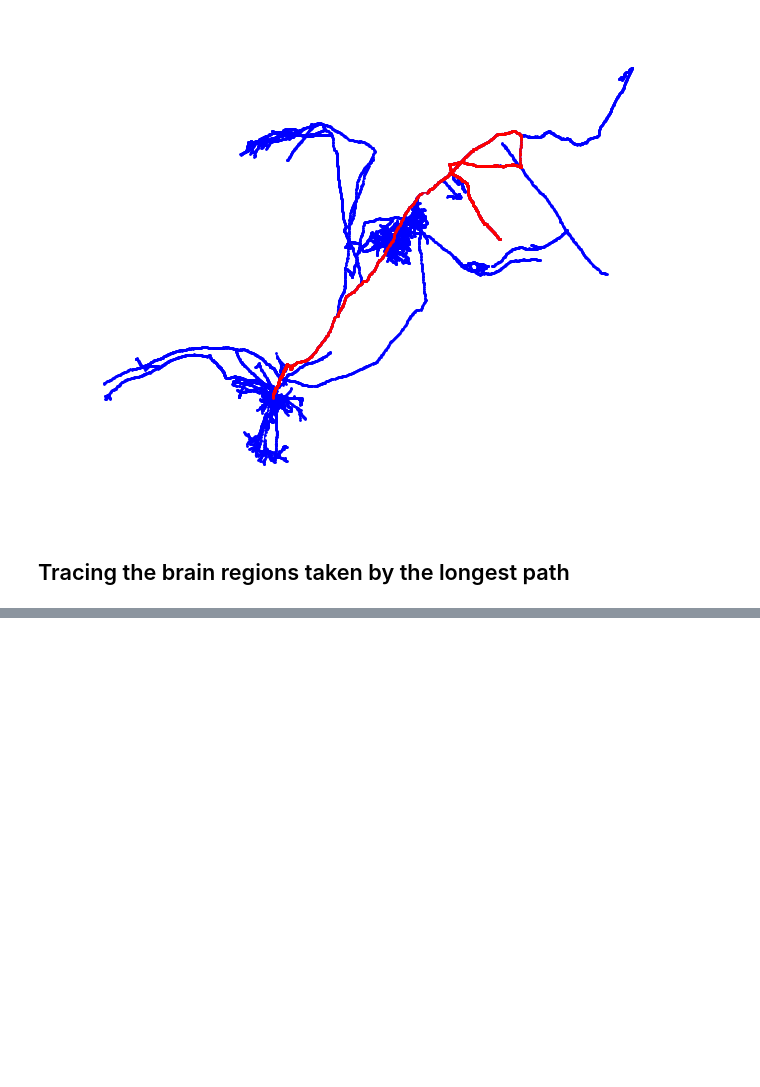
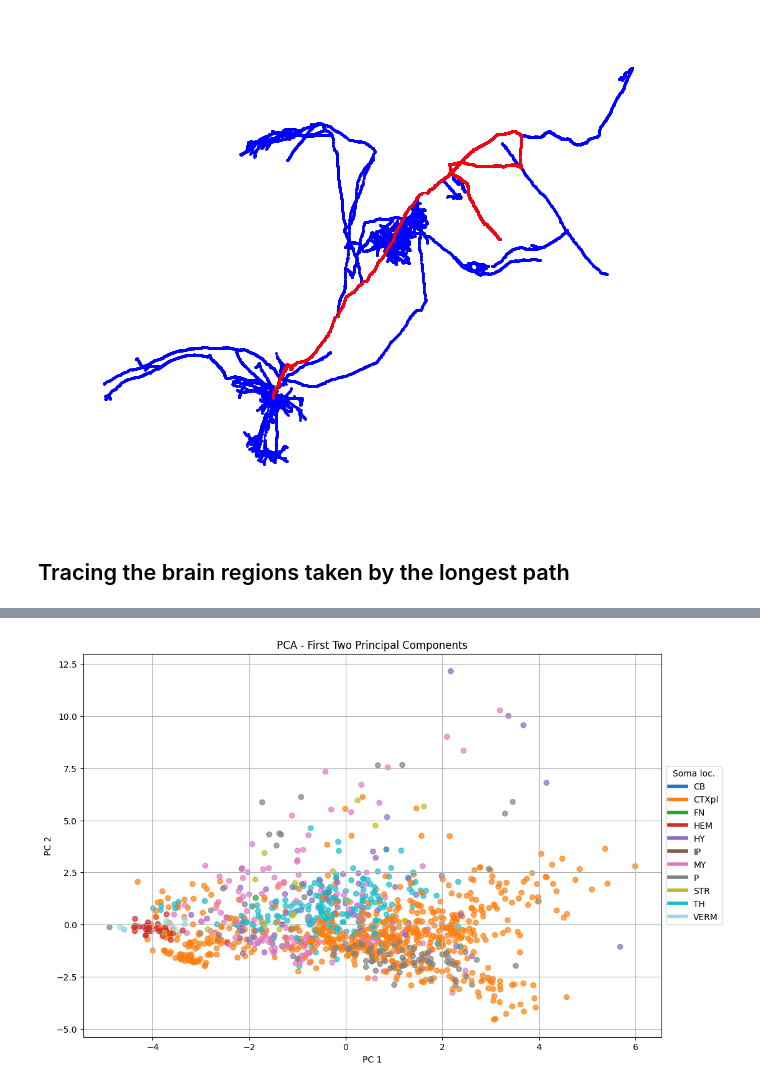
Before and after one commit to AllenNeuralDynamics/CNC-Exaspim-Workshop, a Jupyter notebook: code/networkx.ipynb, the cells around one changed output, grey strips where cells are left out. Cells and saved outputs as stored; diff of their text form; code cells hidden in the pictures; blank space fills up the shorter version.

```diff
--- a/code/networkx.ipynb
+++ b/code/networkx.ipynb
@@ -497,0 +725,2 @@ SS -> MO -> SS -> MO -> scwm -> ccb -> CP -> GPe -> PAL -> int -> GPi -> int ->
+# %%
+X, Y = all_graph_metrics(graphs)
@@ -497,0 +745,11 @@ SS -> MO -> SS -> MO -> scwm -> ccb -> CP -> GPe -> PAL -> int -> GPi -> int ->
+# %%
+# Labels will be location of the soma at a maximum CCF depth (some regions might have lower depth)
+max_ccf_depth = 3
+
+Y_adjusted = [get_adjusted_region_id(allen_id, ccf_structures, max_ccf_depth) for allen_id in Y]
+
+acronyms = [ccf_structures[ccf_structures.id == adjusted_id].acronym.values[0] for adjusted_id in Y_adjusted]
+
+from collections import Counter
+c = Counter(acronyms)
+print(c)
@@ -497,0 +758,6 @@ SS -> MO -> SS -> MO -> scwm -> ccb -> CP -> GPe -> PAL -> int -> GPi -> int ->
+# %%
+from sklearn.preprocessing import StandardScaler
+
+# remove mean and scale to unit variance
+X = StandardScaler().fit_transform(X)
+print(X)
@@ -497,0 +778,29 @@ SS -> MO -> SS -> MO -> scwm -> ccb -> CP -> GPe -> PAL -> int -> GPi -> int ->
+# %%
+from sklearn.decomposition import PCA
+
+def plot_pca(X, acronyms, n_components=2):
+    p = PCA(n_components=n_components)
+    transformed_data = p.fit_transform(X)
+
+    # Map unique class labels to a range of integers
+    unique_labels, label_indices = np.unique(acronyms, return_inverse=True)
+
+    # Using a colormap that provides distinct colors
+    cmap = plt.cm.get_cmap('tab20', len(unique_labels))
+
+    # Plotting the first two principal components
+    fig, ax = plt.subplots(figsize=(12, 8))
+    scatter = ax.scatter(transformed_data[:, 0], transformed_data[:, 1], c=label_indices, cmap=cmap, alpha=0.7)
+
+    custom_legend = [plt.Line2D([0], [0], color=cmap(i), lw=4) for i in range(len(unique_labels))]
+    ax.legend(custom_legend, unique_labels, loc='center left', bbox_to_anchor=(1, 0.5), title="Soma loc.")
+
+    ax.set_xlabel('PC 1')
+    ax.set_ylabel('PC 2')
+    ax.set_title('PCA - First Two Principal Components')
+    ax.grid(True)
+    plt.show()
+
+plot_pca(X, acronyms)
+# %% [output]
+[figure, added]
```
Also changed, not shown: parts of 14 cells of this notebook, 1 other file.
